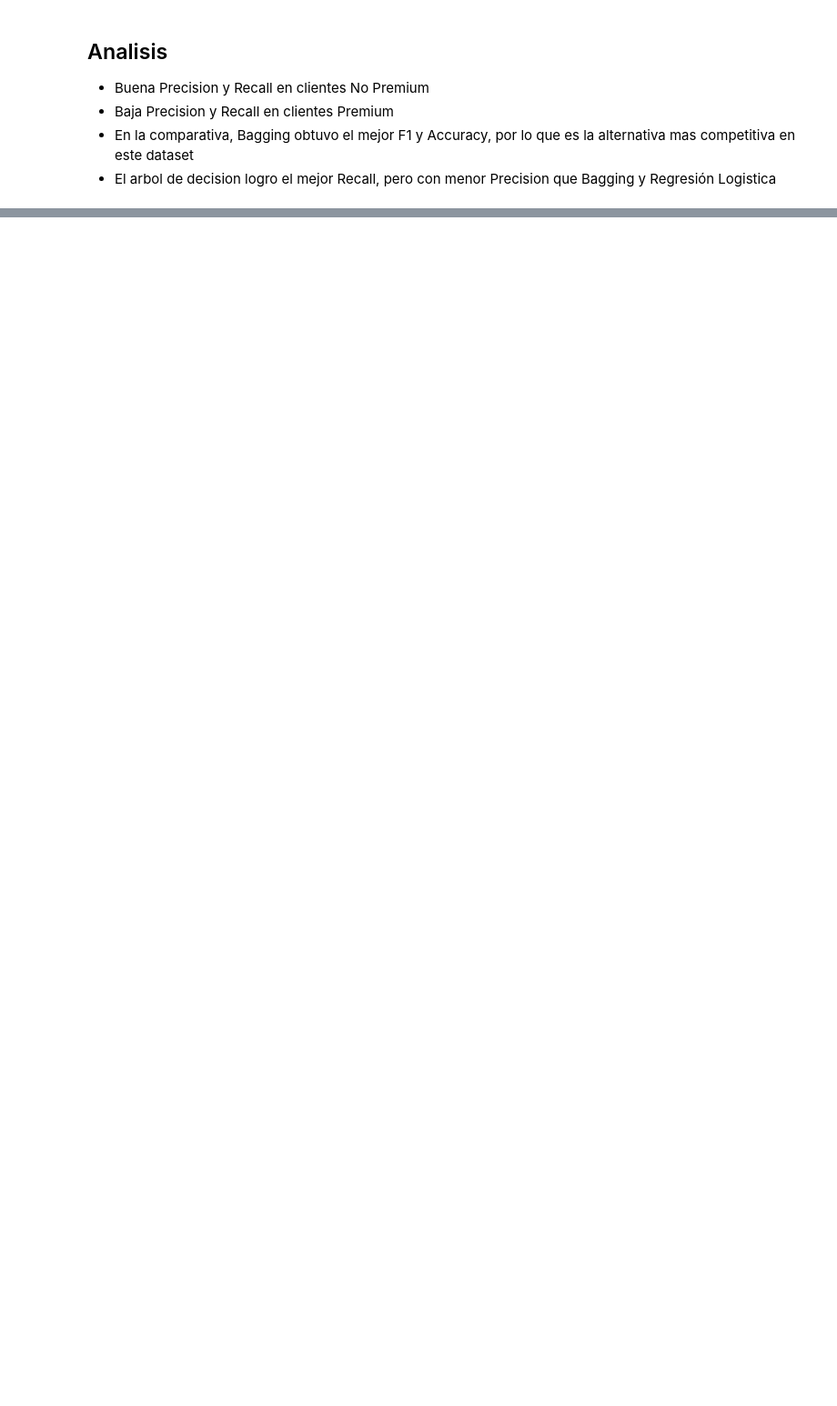
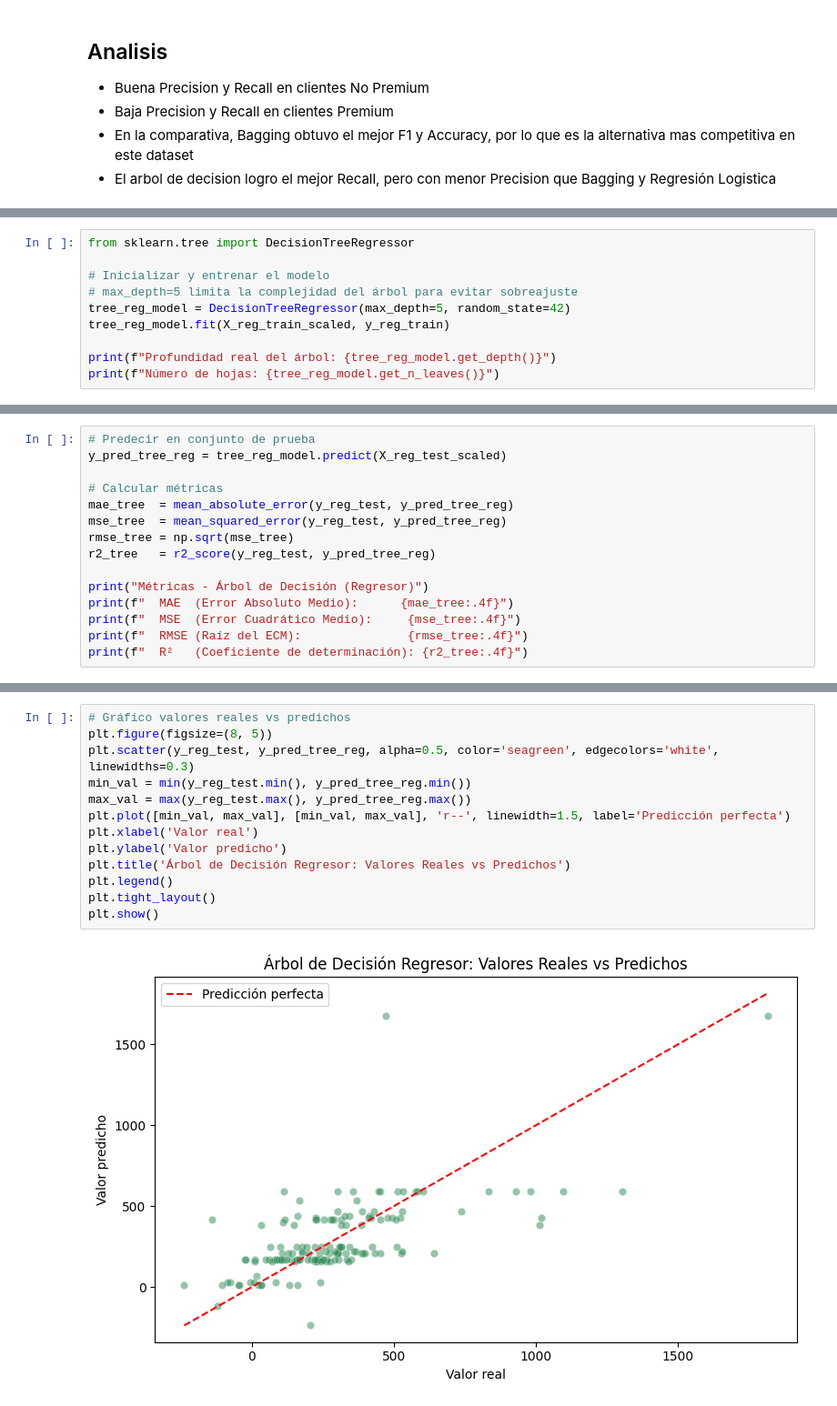
Before and after one commit to Tolally/info257-aprendizaje-de-maquinas-algoritmos-no-supervisados, a Jupyter notebook: Supervisado_Grupo16.ipynb, the cells around one changed output, grey strips where cells are left out. Shown at 91% size. Saved outputs shown, nothing was run; the diff lists cells and outputs as text; blank space fills up the shorter version.

```diff
--- a/Supervisado_Grupo16.ipynb
+++ b/Supervisado_Grupo16.ipynb
@@ -454,0 +661,10 @@ comparativa
+# %%
+from sklearn.tree import DecisionTreeRegressor
+
+# Inicializar y entrenar el modelo
+# max_depth=5 limita la complejidad del árbol para evitar sobreajuste
+tree_reg_model = DecisionTreeRegressor(max_depth=5, random_state=42)
+tree_reg_model.fit(X_reg_train_scaled, y_reg_train)
+
+print(f"Profundidad real del árbol: {tree_reg_model.get_depth()}")
+print(f"Número de hojas: {tree_reg_model.get_n_leaves()}")
@@ -454,0 +674,15 @@ comparativa
+# %%
+# Predecir en conjunto de prueba
+y_pred_tree_reg = tree_reg_model.predict(X_reg_test_scaled)
+
+# Calcular métricas
+mae_tree  = mean_absolute_error(y_reg_test, y_pred_tree_reg)
+mse_tree  = mean_squared_error(y_reg_test, y_pred_tree_reg)
+rmse_tree = np.sqrt(mse_tree)
+r2_tree   = r2_score(y_reg_test, y_pred_tree_reg)
+
+print("Métricas - Árbol de Decisión (Regresor)")
+print(f"  MAE  (Error Absoluto Medio):      {mae_tree:.4f}")
+print(f"  MSE  (Error Cuadrático Medio):     {mse_tree:.4f}")
+print(f"  RMSE (Raíz del ECM):               {rmse_tree:.4f}")
+print(f"  R²   (Coeficiente de determinación): {r2_tree:.4f}")
@@ -454,0 +695,15 @@ comparativa
+# %%
+# Gráfico valores reales vs predichos
+plt.figure(figsize=(8, 5))
+plt.scatter(y_reg_test, y_pred_tree_reg, alpha=0.5, color='seagreen', edgecolors='white', linewidths=0.3)
+min_val = min(y_reg_test.min(), y_pred_tree_reg.min())
+max_val = max(y_reg_test.max(), y_pred_tree_reg.max())
+plt.plot([min_val, max_val], [min_val, max_val], 'r--', linewidth=1.5, label='Predicción perfecta')
+plt.xlabel('Valor real')
+plt.ylabel('Valor predicho')
+plt.title('Árbol de Decisión Regresor: Valores Reales vs Predichos')
+plt.legend()
+plt.tight_layout()
+plt.show()
+# %% [output]
+[figure, added]
```
Also changed, not shown: parts of 26 cells of this notebook.
